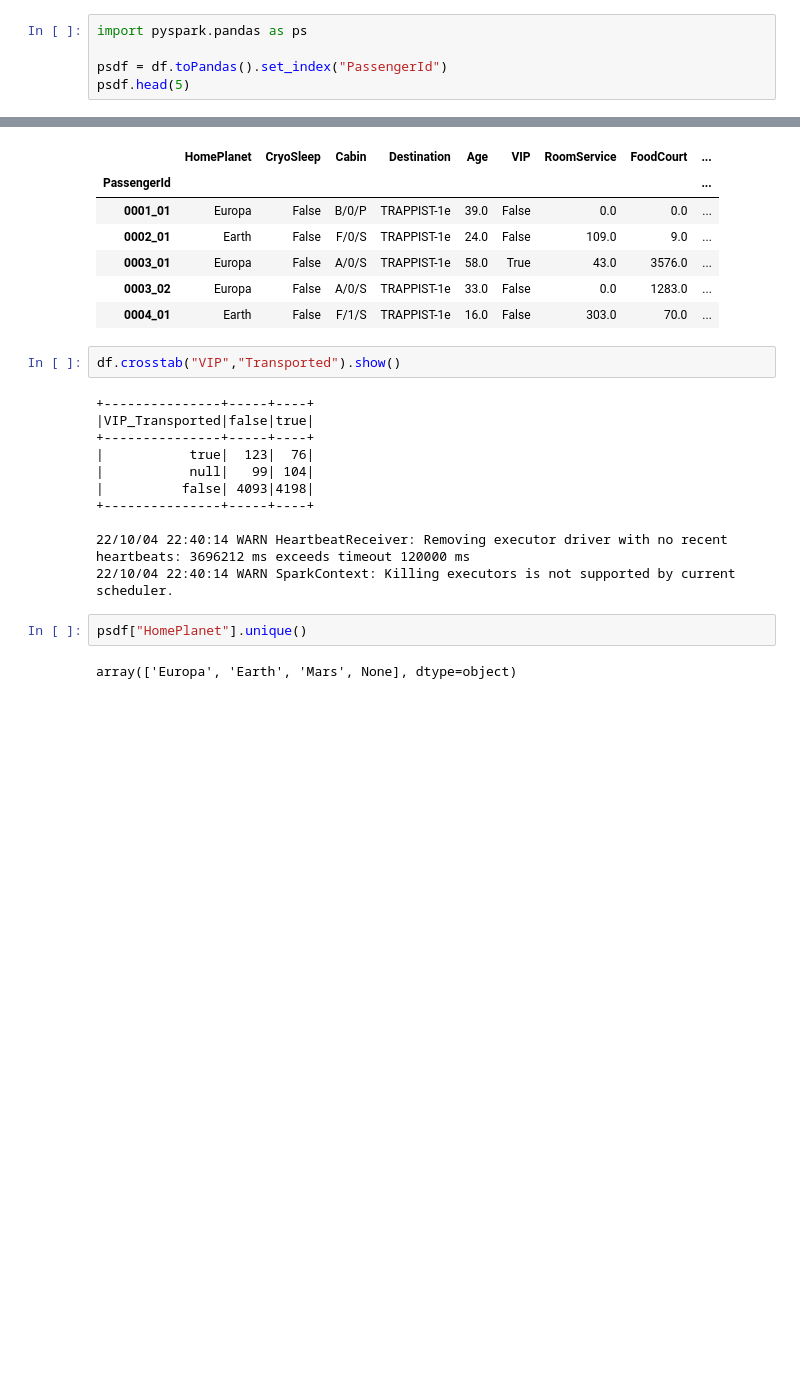
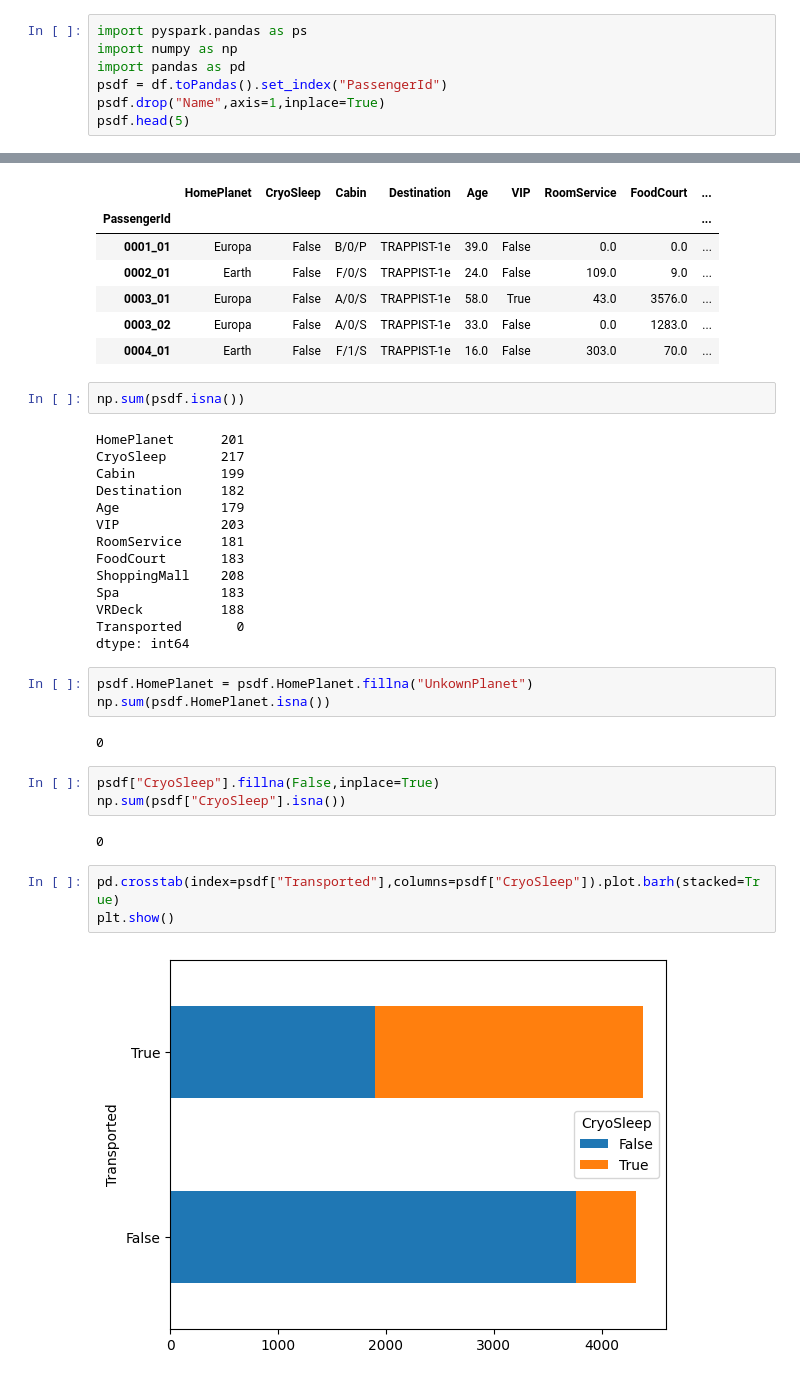
Before and after one commit to adnan2232/College, a Jupyter notebook: sem7/BDA/project/BDA.ipynb, the cells around one changed output, grey strips where cells are left out. Saved outputs shown, nothing was run; the diff lists cells and outputs as text; blank space fills up the shorter version.

```diff
--- a/sem7/BDA/project/BDA.ipynb
+++ b/sem7/BDA/project/BDA.ipynb
@@ -17,8 +18,10 @@ To adjust logging level use sc.setLogLevel(newLevel). For SparkR, use setLogLeve
 df= spark.read.csv("spaceship/train.csv",header=True,inferSchema=True)
 # %%
 import pyspark.pandas as ps
-
+import numpy as np
+import pandas as pd
 psdf = df.toPandas().set_index("PassengerId")
+psdf.drop("Name",axis=1,inplace=True)
 psdf.head(5)
 # %% [output]
 WARNING:root:'PYARROW_IGNORE_TIMEZONE' environment variable was not set. It is required to set this environment variable to '1' in both driver and executor sides if you use pyarrow>=2.0.0. pandas-on-S ...
@@ -30,19 +33,33 @@ WARNING:root:'PYARROW_IGNORE_TIMEZONE' environment variable was not set. It is r
 | 0003_02 | Europa | False | A/0/S | TRAPPIST-1e | 33.0 | False | 0.0 | 1283.0 | ... |
 | 0004_01 | Earth | False | F/1/S | TRAPPIST-1e | 16.0 | False | 303.0 | 70.0 | ... |
 # %%
-df.crosstab("VIP","Transported").show()
+np.sum(psdf.isna())
 # %% [output]
-+---------------+-----+----+
-|VIP_Transported|false|true|
-+---------------+-----+----+
-|           true|  123|  76|
-|           null|   99| 104|
-|          false| 4093|4198|
-+---------------+-----+----+
-
-22/10/04 22:40:14 WARN HeartbeatReceiver: Removing executor driver with no recent heartbeats: 3696212 ms exceeds timeout 120000 ms
-22/10/04 22:40:14 WARN SparkContext: Killing executors is not supported by current scheduler.
+HomePlanet      201
+CryoSleep       217
+Cabin           199
+Destination     182
+Age             179
+VIP             203
+RoomService     181
+FoodCourt       183
+ShoppingMall    208
+Spa             183
+VRDeck          188
+Transported       0
+dtype: int64
-# %%
-psdf["HomePlanet"].unique()
-# %% [output]
-array(['Europa', 'Earth', 'Mars', None], dtype=object)
+# %%
+psdf.HomePlanet = psdf.HomePlanet.fillna("UnkownPlanet")
+np.sum(psdf.HomePlanet.isna())
+# %% [output]
+0
+# %%
+psdf["CryoSleep"].fillna(False,inplace=True)
+np.sum(psdf["CryoSleep"].isna())
+# %% [output]
+0
+# %%
+pd.crosstab(index=psdf["Transported"],columns=psdf["CryoSleep"]).plot.barh(stacked=True)
+plt.show()
+# %% [output]
+[figure, added]
```
Also changed, not shown: parts of 22 cells of this notebook.
